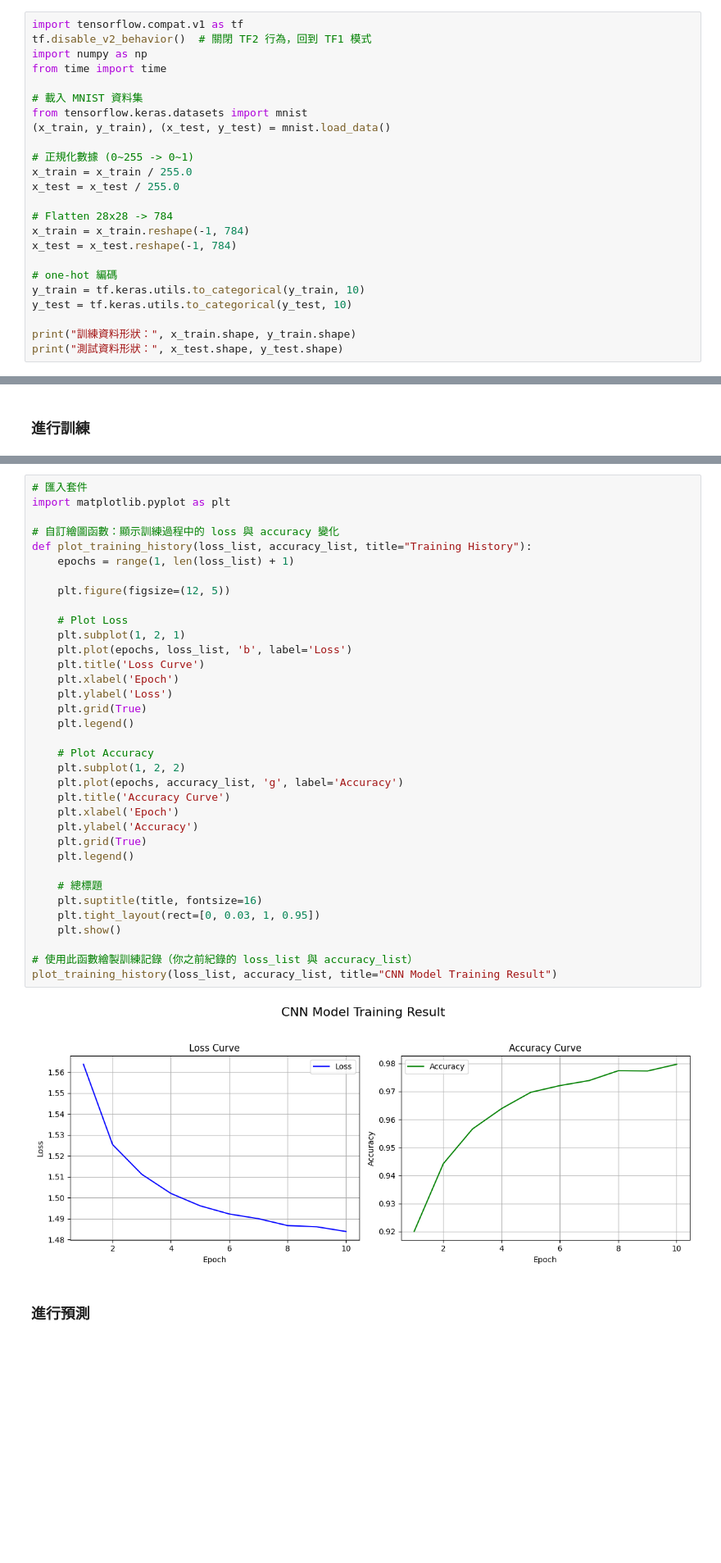
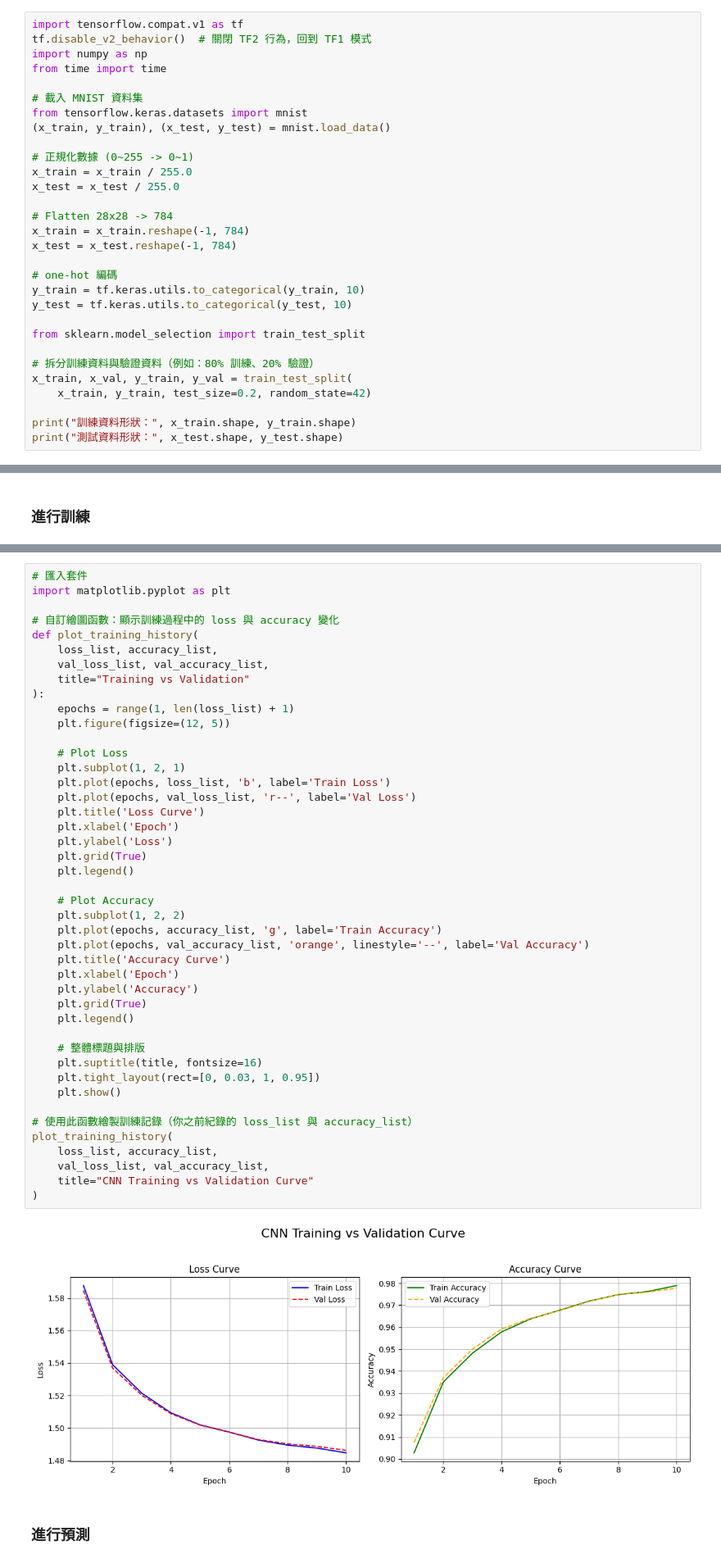
Before and after one commit to yusinchenn/ai-course-ntunhs-1132, a Jupyter notebook: project/book/BookReport2.ipynb, the cells around one changed output, grey strips where cells are left out. Shown at 82% size. Cells and saved outputs as stored; diff of their text form; blank space fills up the shorter version.

```diff
--- a/project/book/BookReport2.ipynb
+++ b/project/book/BookReport2.ipynb
@@ -22,6 +22,12 @@ x_test = x_test.reshape(-1, 784)
 y_train = tf.keras.utils.to_categorical(y_train, 10)
 y_test = tf.keras.utils.to_categorical(y_test, 10)
 
+from sklearn.model_selection import train_test_split
+
+# 拆分訓練資料與驗證資料（例如：80% 訓練、20% 驗證）
+x_train, x_val, y_train, y_val = train_test_split(
+    x_train, y_train, test_size=0.2, random_state=42)
+
 print("訓練資料形狀：", x_train.shape, y_train.shape)
 print("測試資料形狀：", x_test.shape, y_test.shape)
 # %% [output]
@@ -151,40 +168,49 @@ Train Finished takes: 22.23086190223694
 # %%
 # 匯入套件
 import matplotlib.pyplot as plt
 
 # 自訂繪圖函數：顯示訓練過程中的 loss 與 accuracy 變化
-def plot_training_history(loss_list, accuracy_list, title="Training History"):
+def plot_training_history(
+    loss_list, accuracy_list,
+    val_loss_list, val_accuracy_list,
+    title="Training vs Validation"
+):
     epochs = range(1, len(loss_list) + 1)
-
     plt.figure(figsize=(12, 5))
 
     # Plot Loss
     plt.subplot(1, 2, 1)
-    plt.plot(epochs, loss_list, 'b', label='Loss')
+    plt.plot(epochs, loss_list, 'b', label='Train Loss')
+    plt.plot(epochs, val_loss_list, 'r--', label='Val Loss')
     plt.title('Loss Curve')
     plt.xlabel('Epoch')
     plt.ylabel('Loss')
     plt.grid(True)
     plt.legend()
 
     # Plot Accuracy
     plt.subplot(1, 2, 2)
-    plt.plot(epochs, accuracy_list, 'g', label='Accuracy')
+    plt.plot(epochs, accuracy_list, 'g', label='Train Accuracy')
+    plt.plot(epochs, val_accuracy_list, 'orange', linestyle='--', label='Val Accuracy')
     plt.title('Accuracy Curve')
     plt.xlabel('Epoch')
     plt.ylabel('Accuracy')
     plt.grid(True)
     plt.legend()
 
-    # 總標題
+    # 整體標題與排版
     plt.suptitle(title, fontsize=16)
     plt.tight_layout(rect=[0, 0.03, 1, 0.95])
     plt.show()
 
 # 使用此函數繪製訓練記錄（你之前紀錄的 loss_list 與 accuracy_list）
-plot_training_history(loss_list, accuracy_list, title="CNN Model Training Result")
+plot_training_history(
+    loss_list, accuracy_list,
+    val_loss_list, val_accuracy_list,
+    title="CNN Training vs Validation Curve"
+)
 # %% [output]
-[figure, old version]
+[figure, new version]
 # %% [markdown]
 ### 進行預測
 # %%
```
Also changed, not shown: parts of 4 cells of this notebook, 1 other file.
